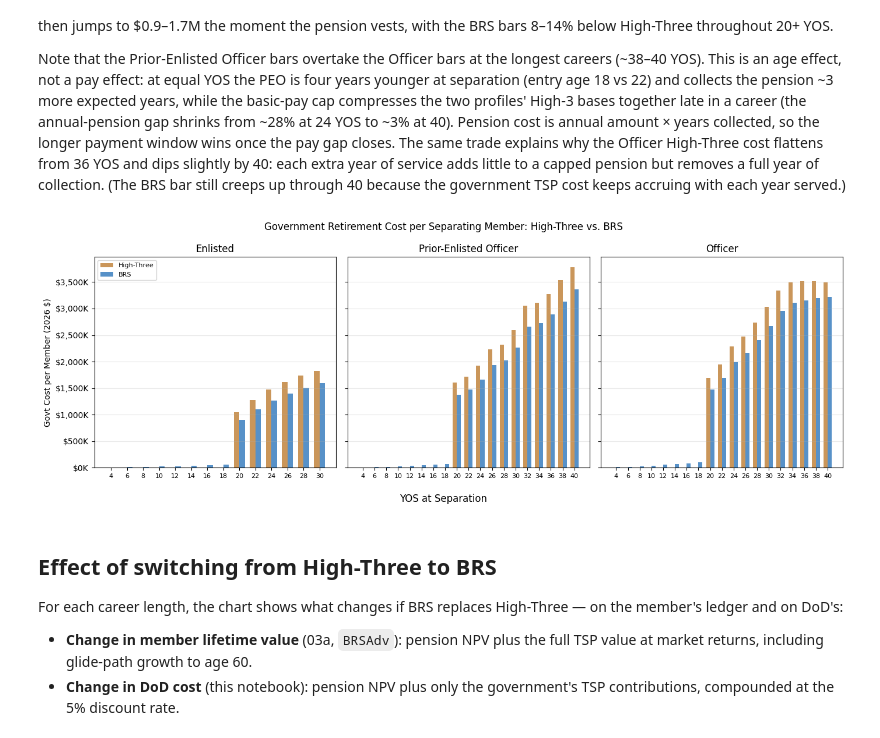
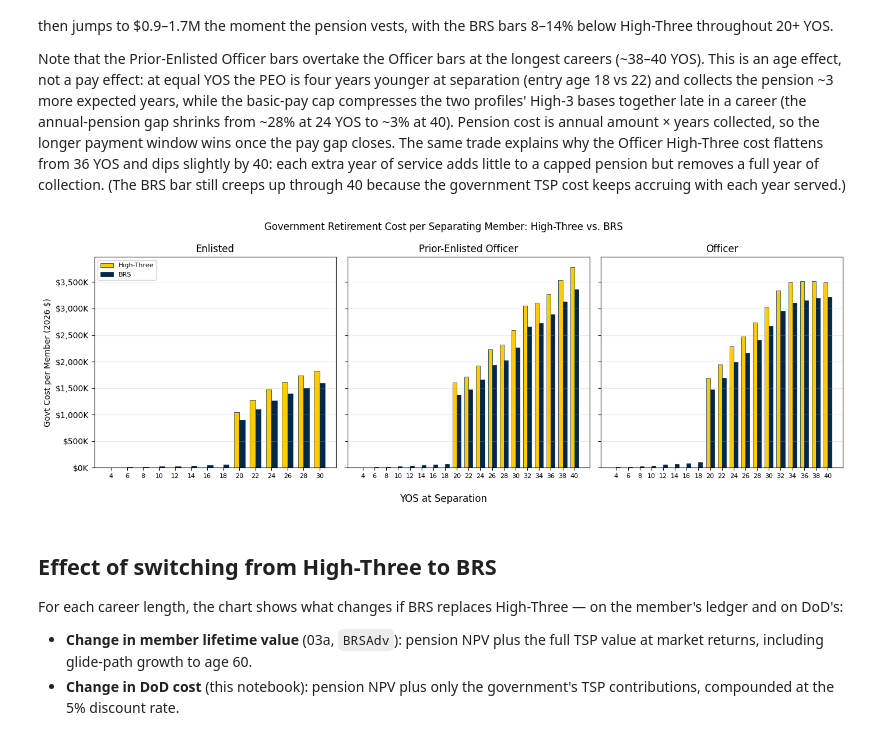
Before and after one commit to sgelety/military-retirement-monte-carlo, a Jupyter notebook: notebooks/04_government_fiscal.ipynb, the cells around one changed output. Saved outputs shown, nothing was run; the diff lists cells and outputs as text; code cells hidden in the pictures.

```diff
--- a/notebooks/04_government_fiscal.ipynb
+++ b/notebooks/04_government_fiscal.ipynb
@@ -71,10 +71,10 @@ PROFILE_ORDER = [
 # H3 = bright amber. Difference charts shade the two halves with
 # the muted slate/brown versions of the same hues (kept faint as
 # a background), labeled "BRS advantage" / "High-Three advantage".
-BRS_COLOR = "#3a7ebf"    # bright blue
-H3_COLOR = "#c1843d"     # bright amber
-BRS_REGION = "#3f5266"   # slate (BRS-advantage half)
-H3_REGION = "#8a6033"    # brown (High-Three-advantage half)
+BRS_COLOR = "#00274C"    # Michigan blue
+H3_COLOR = "#FFCB05"     # Michigan maize
+BRS_REGION = "#4B6C8F"   # light blue (BRS-advantage half)
+H3_REGION = "#FFE57F"    # light maize (High-Three-advantage half)
 
 # Approximate annual active-component accessions.
 # Source: DoD FY2024 Population Representation report.
@@ -240,40 +240,42 @@ for ax, (profile, label) in zip(
         width=bar_w,
         label="High-Three",
         color=H3_COLOR,
-        alpha=0.85,
+        edgecolor="#00274C",
+        linewidth=0.5,
     )
     ax.bar(
         x + bar_w / 2,
         sub["BRS_GovtCost"] / 1000,
         width=bar_w,
         label="BRS",
         color=BRS_COLOR,
-        alpha=0.85,
+        edgecolor="#00274C",
+        linewidth=0.5,
     )
     ax.set_xticks(x)
     ax.set_xticklabels(
         sub["SepYOS"].astype(str), fontsize=8
     )
     ax.set_title(label)
     ax.yaxis.set_major_formatter(
         mticker.FuncFormatter(
             lambda v, _: f"${v:,.0f}K"
         )
     )
     ax.grid(axis="y", alpha=0.3)
 
 axes[0].legend(fontsize=8, loc="upper left")
 axes[0].set_ylabel("Govt Cost per Member (2026 $)")
 fig.supxlabel("YOS at Separation")
 fig.suptitle(
     "Government Retirement Cost per Separating Member"
     ": High-Three vs. BRS",
     fontsize=12,
 )
 plt.tight_layout()
 plt.show()
 # %% [output]
-[figure, old version]
+[figure, new version]
 # %% [markdown]
 ## Effect of switching from High-Three to BRS
 
```
Also changed, not shown: parts of 6 cells of this notebook, 6 other files.
